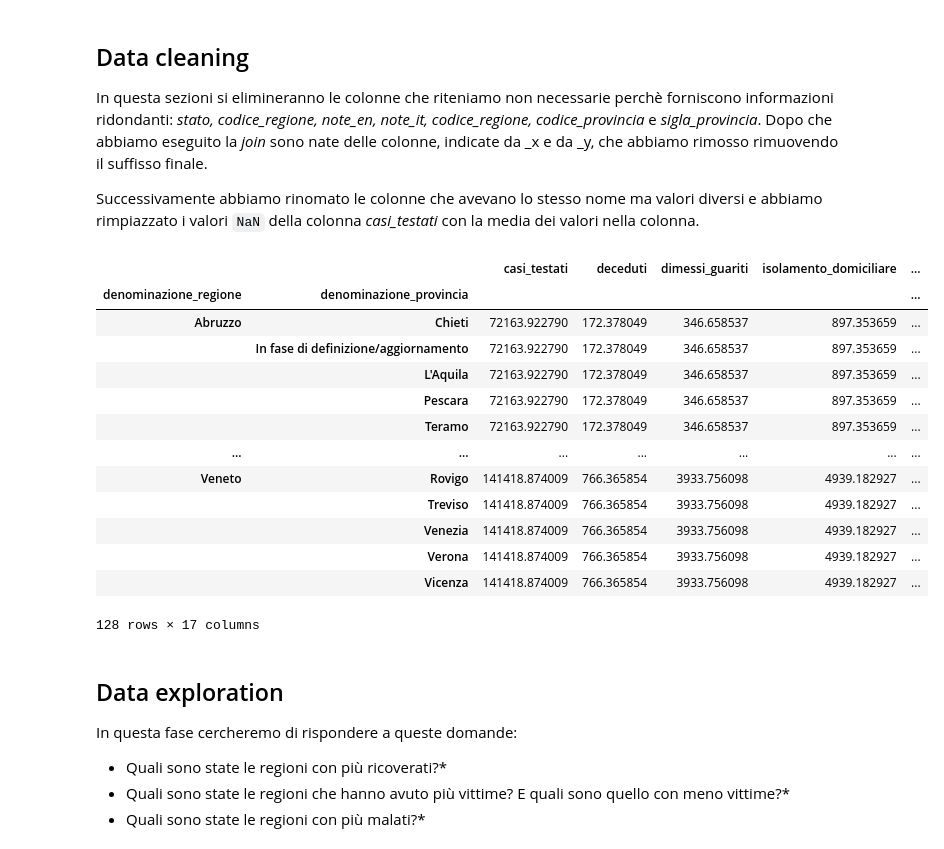
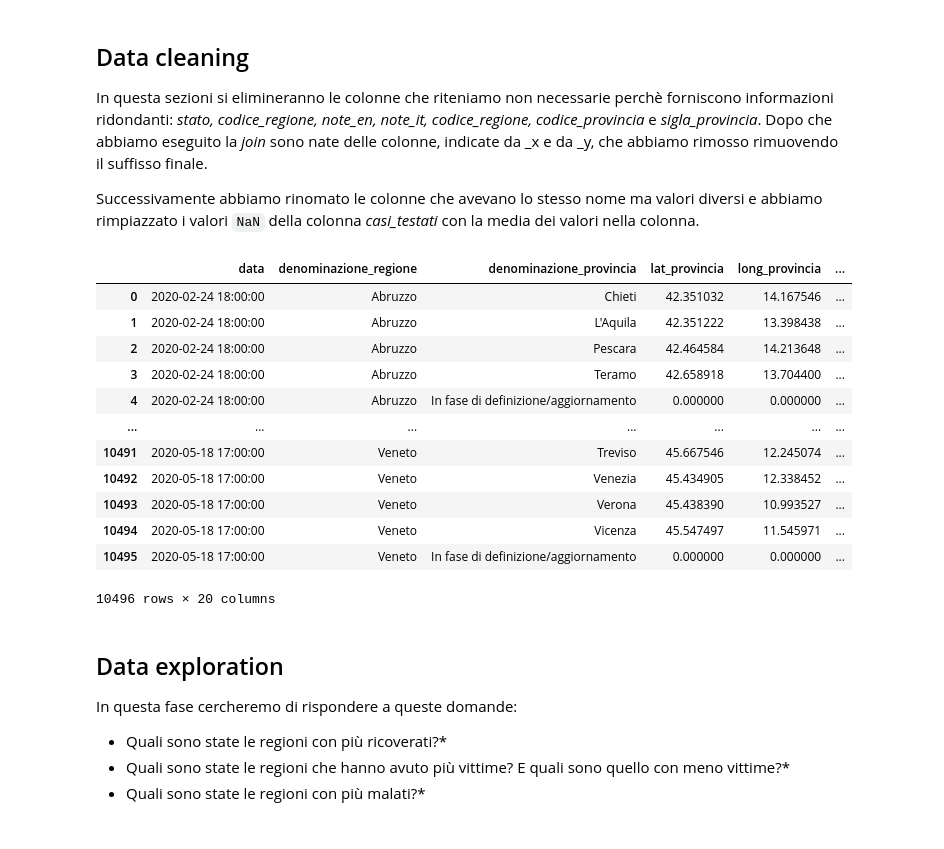
Before and after one commit to MattBlue92/Progetto-APMD-AAGM-2020, a Jupyter notebook: notebooks/DataAnalysis.ipynb, the cells around one changed output. Saved outputs shown, nothing was run; the diff lists cells and outputs as text; code cells hidden in the pictures.

```diff
--- a/notebooks/DataAnalysis.ipynb
+++ b/notebooks/DataAnalysis.ipynb
@@ -171,25 +171,26 @@ Successivamente abbiamo rinomato le colonne che avevano lo stesso nome ma valori
 joinDF.rename({"totale_casi_x":"totale_casi_provincia", "totale_casi_y":"totale_casi_regioni", "lat_x": "lat_provincia", "lat_y":"lat_regione","long_x":"long_provincia","long_y":"long_regione"}, axis=1, inplace=True)
 # %%
 joinDF.columns = joinDF.columns.str.replace('_x','')
+joinDF.drop(columns=["denominazione_regione_y"], inplace=True)
 joinDF.columns = joinDF.columns.str.replace('_y','')
 joinDF['data'] = pd.to_datetime(joinDF['data'], format='%Y-%m-%d')
 joinDF.drop(columns=['stato', 'codice_regione', 'note_en', 'note_it', 'codice_regione', 'codice_provincia','sigla_provincia'], axis=1, inplace = True)
 joinDF['casi_testati'].fillna(joinDF['casi_testati'].mean(), inplace = True)
+joinDF
 # %% [output]
-|  |  | casi_testati | deceduti | dimessi_guariti | isolamento_domiciliare | ... |
-| denominazione_regione | denominazione_provincia |  |  |  |  | ... |
-| Abruzzo | Chieti | 72163.922790 | 172.378049 | 346.658537 | 897.353659 | ... |
-|  | In fase di definizione/aggiornamento | 72163.922790 | 172.378049 | 346.658537 | 897.353659 | ... |
-|  | L'Aquila | 72163.922790 | 172.378049 | 346.658537 | 897.353659 | ... |
-|  | Pescara | 72163.922790 | 172.378049 | 346.658537 | 897.353659 | ... |
-|  | Teramo | 72163.922790 | 172.378049 | 346.658537 | 897.353659 | ... |
+|  | data | denominazione_regione | denominazione_provincia | lat_provincia | long_provincia | ... |
+| 0 | 2020-02-24 18:00:00 | Abruzzo | Chieti | 42.351032 | 14.167546 | ... |
+| 1 | 2020-02-24 18:00:00 | Abruzzo | L'Aquila | 42.351222 | 13.398438 | ... |
+| 2 | 2020-02-24 18:00:00 | Abruzzo | Pescara | 42.464584 | 14.213648 | ... |
+| 3 | 2020-02-24 18:00:00 | Abruzzo | Teramo | 42.658918 | 13.704400 | ... |
+| 4 | 2020-02-24 18:00:00 | Abruzzo | In fase di definizione/aggiornamento | 0.000000 | 0.000000 | ... |
 | ... | ... | ... | ... | ... | ... | ... |
-| Veneto | Rovigo | 141418.874009 | 766.365854 | 3933.756098 | 4939.182927 | ... |
-|  | Treviso | 141418.874009 | 766.365854 | 3933.756098 | 4939.182927 | ... |
-|  | Venezia | 141418.874009 | 766.365854 | 3933.756098 | 4939.182927 | ... |
-|  | Verona | 141418.874009 | 766.365854 | 3933.756098 | 4939.182927 | ... |
-|  | Vicenza | 141418.874009 | 766.365854 | 3933.756098 | 4939.182927 | ... |
+| 10491 | 2020-05-18 17:00:00 | Veneto | Treviso | 45.667546 | 12.245074 | ... |
+| 10492 | 2020-05-18 17:00:00 | Veneto | Venezia | 45.434905 | 12.338452 | ... |
+| 10493 | 2020-05-18 17:00:00 | Veneto | Verona | 45.438390 | 10.993527 | ... |
+| 10494 | 2020-05-18 17:00:00 | Veneto | Vicenza | 45.547497 | 11.545971 | ... |
+| 10495 | 2020-05-18 17:00:00 | Veneto | In fase di definizione/aggiornamento | 0.000000 | 0.000000 | ... |
-128 rows × 17 columns
+10496 rows × 20 columns
 # %% [markdown]
 ## Data exploration
 
```
Also changed, not shown: parts of 20 cells of this notebook.
